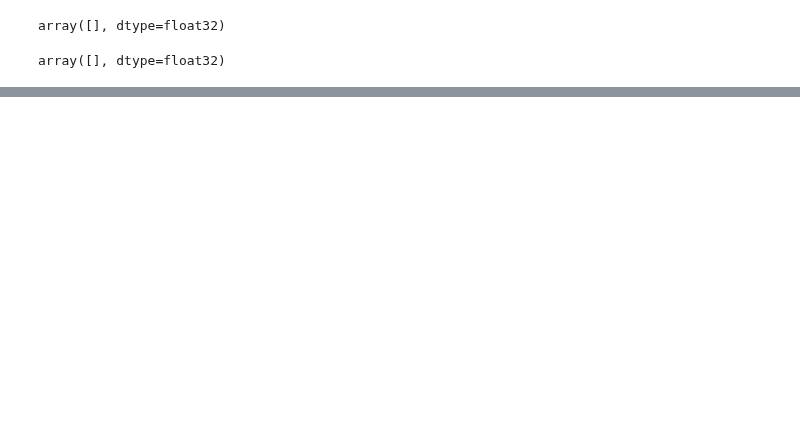
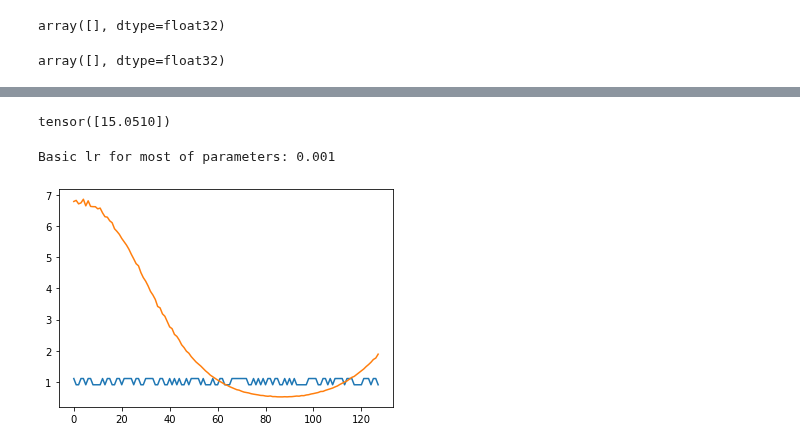
Before and after one commit to NinelK/CopulaGP, a Jupyter notebook: LatentFunctionInference_for_Copula.ipynb, the cells around one changed output, grey strips where cells are left out. Saved outputs shown, nothing was run; the diff lists cells and outputs as text; code cells hidden in the pictures; blank space fills up the shorter version.

```diff
--- a/LatentFunctionInference_for_Copula.ipynb
+++ b/LatentFunctionInference_for_Copula.ipynb
@@ -118,4 +172,9 @@ class KISS_GPInferenceModel2(gpytorch.models.PyroVariationalGP):
         return gpytorch.distributions.MultivariateNormal(mean, covar)
+# %%
+f=torch.tensor([1.4])
+(torch.sigmoid(2.*f)-0.5)*34.0
+# %% [output]
+tensor([15.0510])
 # %%
 # define the model (optionally on GPU)
 grid_size = 128
@@ -149,7 +207,7 @@ pyro.clear_param_store() # clean run
 losses, rbf, means = [], [], []
 
 def train(num_iter=2000):
-    elbo = pyro.infer.Trace_ELBO(num_particles=1024, vectorize_particles=True, max_plate_nesting=1)
+    elbo = pyro.infer.Trace_ELBO(num_particles=128, vectorize_particles=True, max_plate_nesting=1)
     svi = pyro.infer.SVI(model.model, model.guide, optimizer, elbo)
     model.train()
 
@@ -176,7 +234,11 @@ def train(num_iter=2000):
             p = 0.
 
 %time train()
+# %% [output]
+Basic lr for most of parameters: 0.001
 # %%
-plt.plot(np.exp(means[-2]))
+plt.plot(np.exp(means[0]))
 plt.plot(np.exp(means[-1]))
 losses[losses!=losses] = 0
+# %% [output]
+[figure, added]
```
Also changed, not shown: parts of 11 cells of this notebook, 4 other files.
